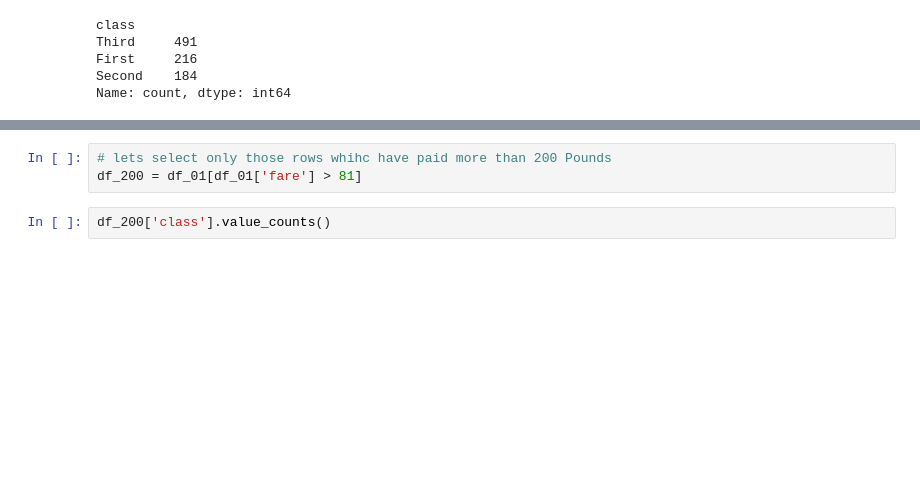
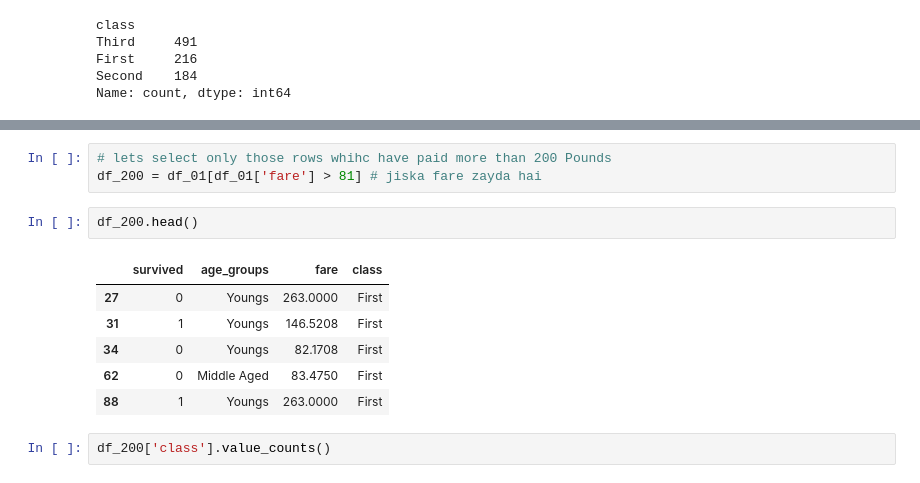
Before and after one commit to sarvesh9213/MACHINE_LEARNING, a Jupyter notebook: pandas/01_pandas.ipynb, the cells around one changed output, grey strips where cells are left out. Drawn from its saved outputs; the diff is of its cells as text; blank space fills up the shorter version.

```diff
--- a/pandas/01_pandas.ipynb
+++ b/pandas/01_pandas.ipynb
@@ -700,6 +710,15 @@ df_first = df_01[df_01['class'] == 'First']
 # %%
 # lets select only those rows whihc have paid more than 200 Pounds
-df_200 = df_01[df_01['fare'] > 81]
+df_200 = df_01[df_01['fare'] > 81] # jiska fare zayda hai
+# %%
+df_200.head()
+# %% [output]
+|  | survived | age_groups | fare | class |
+| 27 | 0 | Youngs | 263.0000 | First |
+| 31 | 1 | Youngs | 146.5208 | First |
+| 34 | 0 | Youngs | 82.1708 | First |
+| 62 | 0 | Middle Aged | 83.4750 | First |
+| 88 | 1 | Youngs | 263.0000 | First |
 # %%
 df_200['class'].value_counts()
 # %% [output]
```
Also changed, not shown: parts of 2 cells of this notebook.
